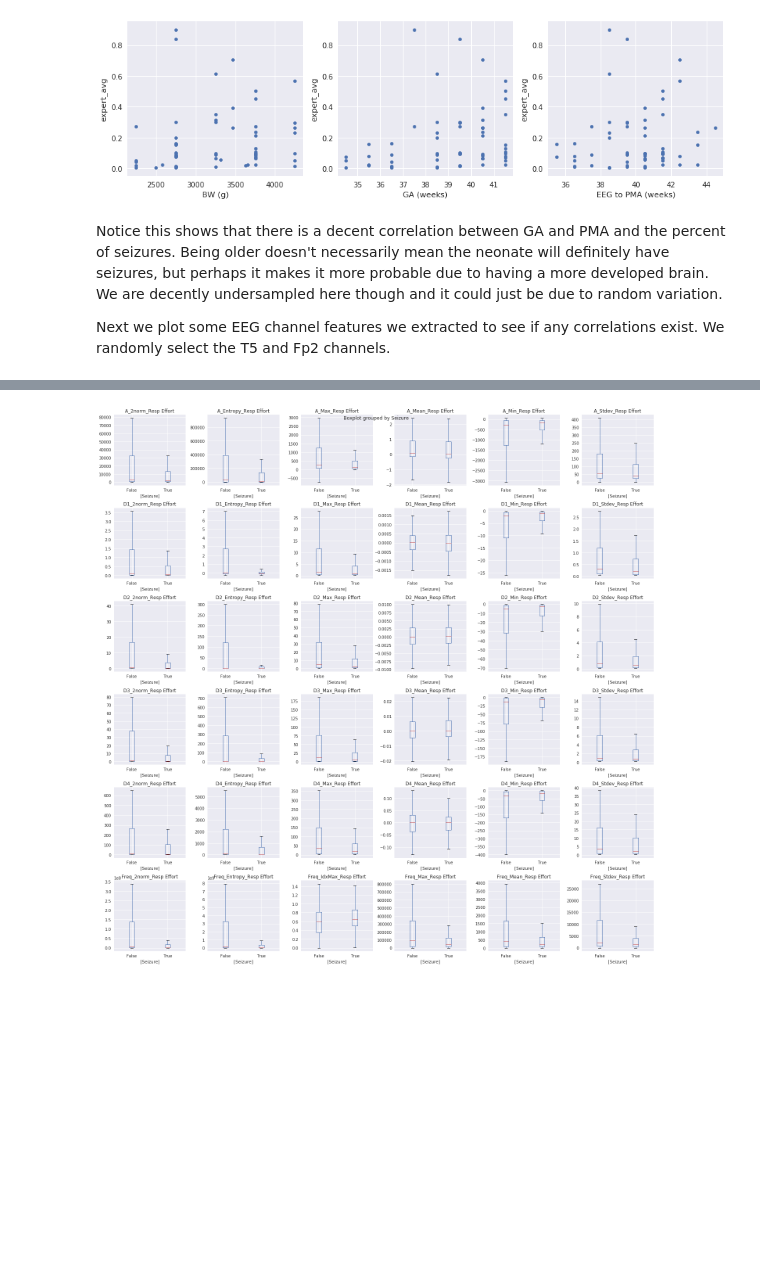
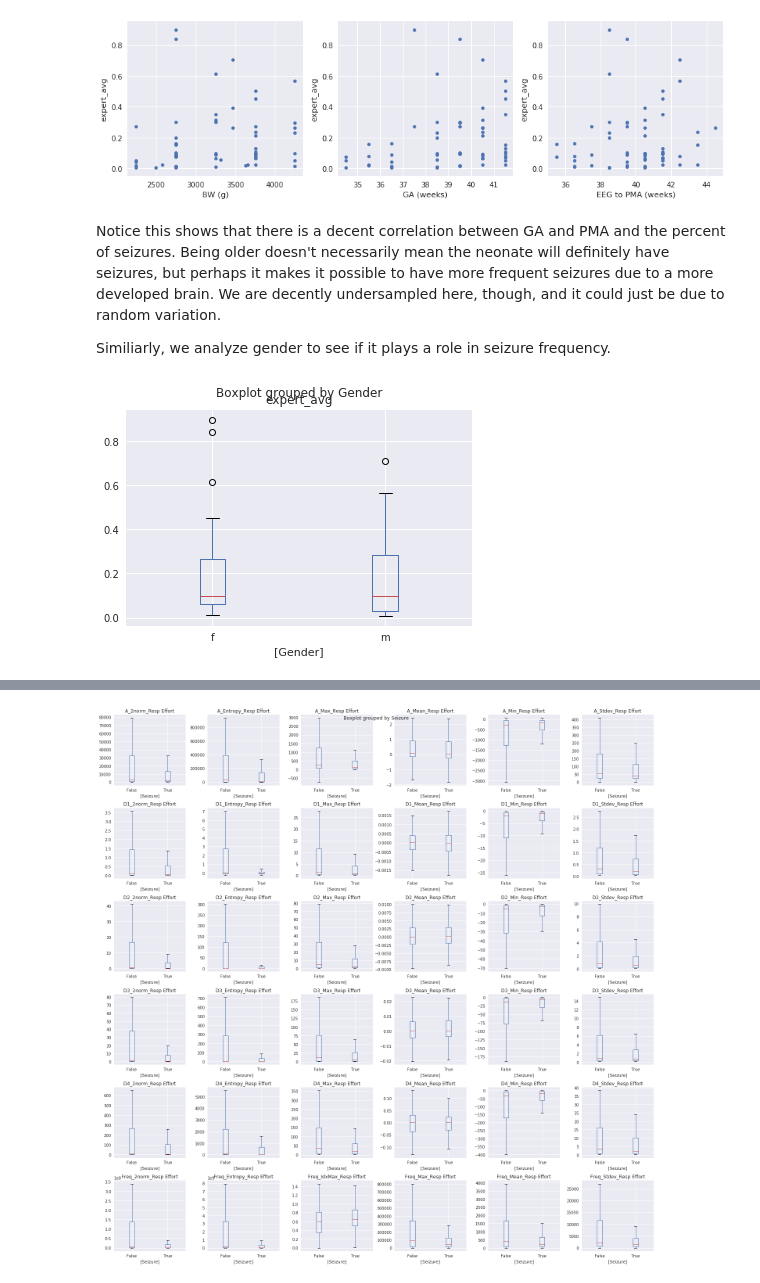
Before and after one commit to contagon/nicu-eeg-dataproject, a Jupyter notebook: main.ipynb, the cells around one changed output, grey strips where cells are left out. Drawn from its saved outputs; the diff is of its cells as text; code cells hidden in the pictures; blank space fills up the shorter version.

```diff
--- a/main.ipynb
+++ b/main.ipynb
@@ -358,6 +337,11 @@ for ax, col in zip(ax_new, cols):
 # %% [output]
 [figure]
 # %% [markdown]
-Notice this shows that there is a decent correlation between GA and PMA and the percent of seizures. Being older doesn't necessarily mean the neonate will definitely have seizures, but perhaps it makes it more probable due to having a more developed brain. We are decently undersampled here though and it could just be due to random variation.
+Notice this shows that there is a decent correlation between GA and PMA and the percent of seizures. Being older doesn't necessarily mean the neonate will definitely have seizures, but perhaps it makes it possible to have more frequent seizures due to a more developed brain. We are decently undersampled here, though, and it could just be due to random variation.
 
-Next we plot some EEG channel features we extracted to see if any correlations exist. We randomly select the T5 and Fp2 channels.
+Similiarly, we analyze gender to see if it plays a role in seizure frequency.
+# %%
+ci[['Gender', 'expert_avg']].boxplot(by='Gender', figsize=(6,4))
+plt.show()
+# %% [output]
+[figure, added]
```
Also changed, not shown: parts of 19 cells of this notebook, 1 other file.
